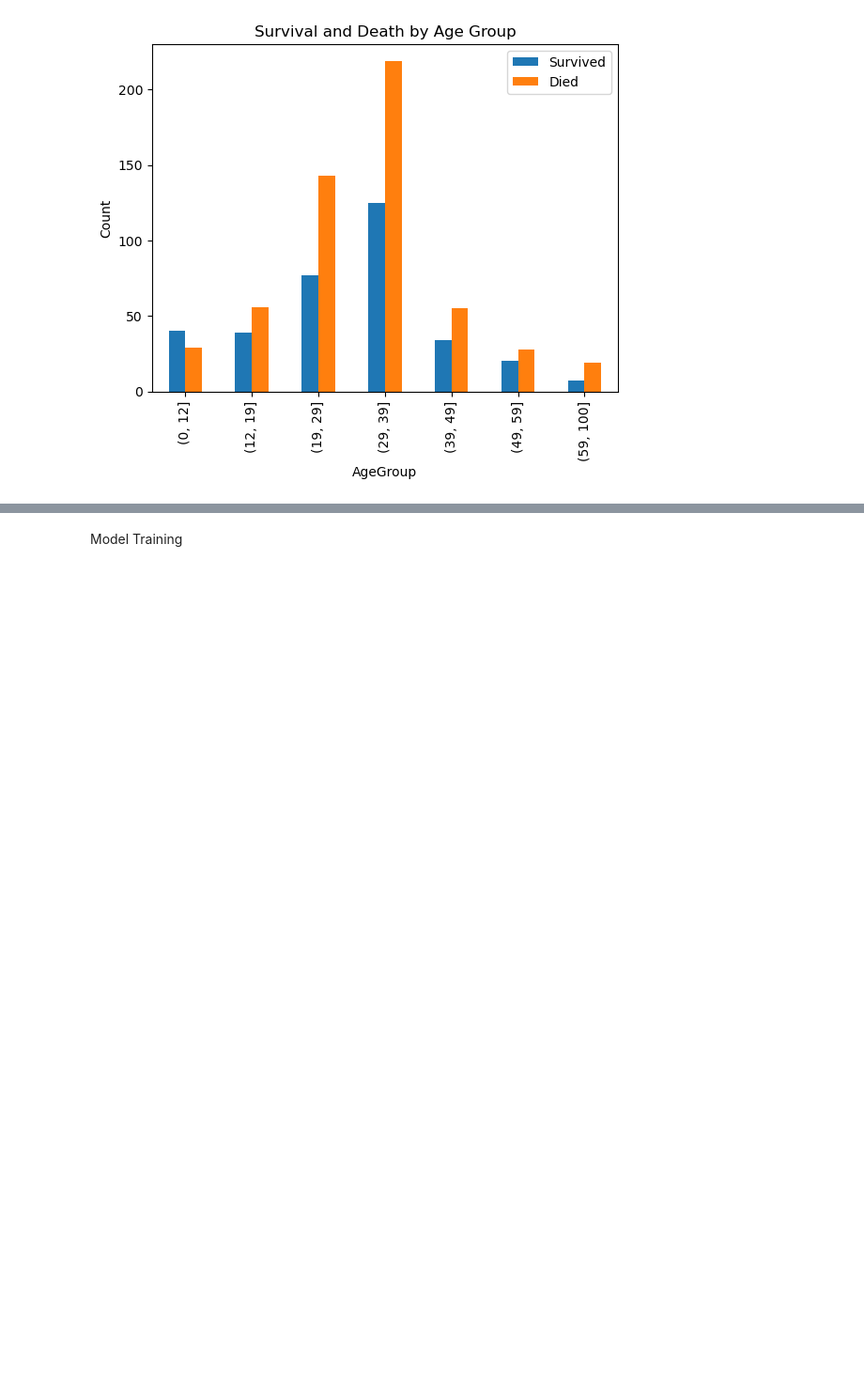
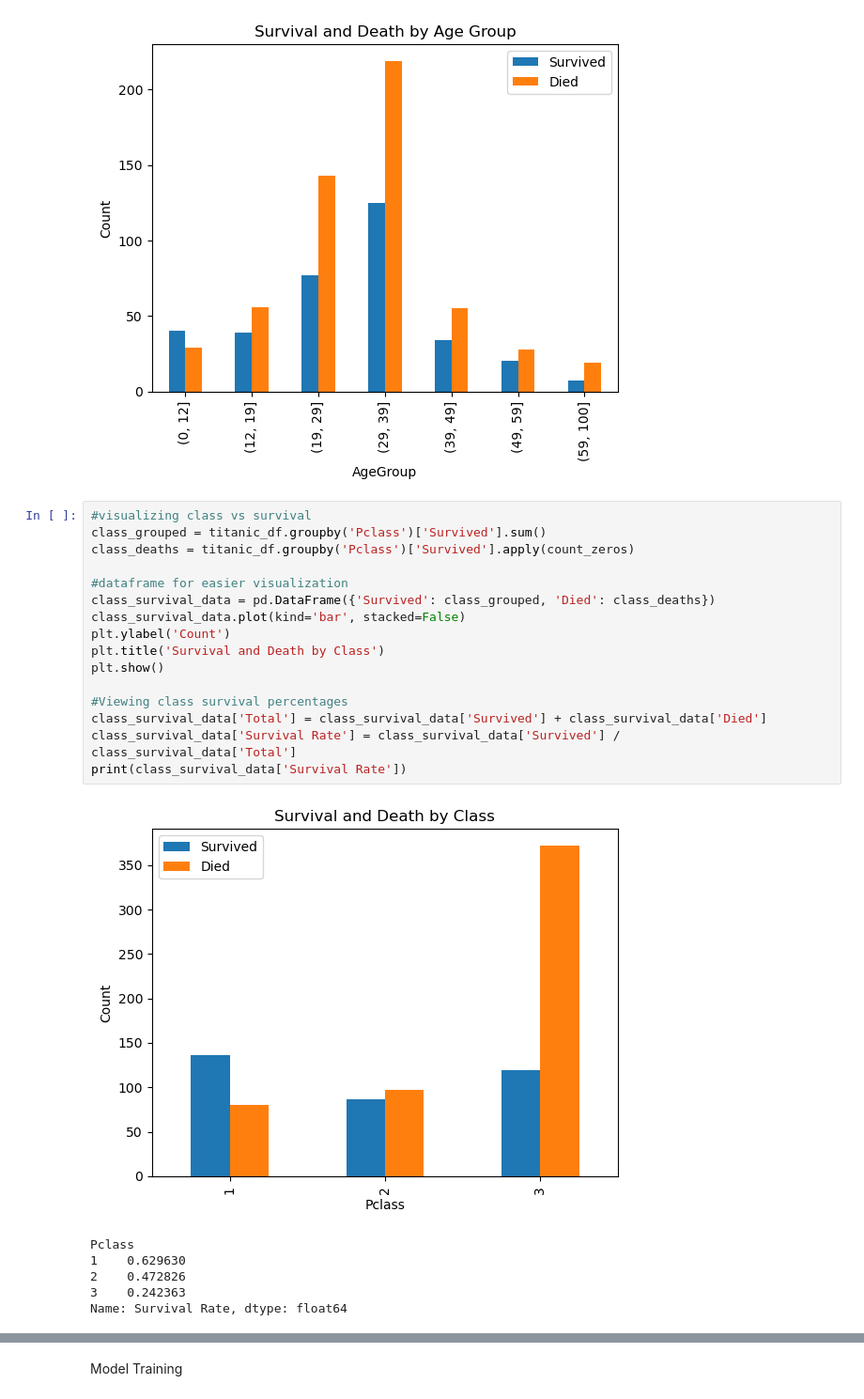
Before and after one commit to kennethcollins138/titanic_model, a Jupyter notebook: survival_rate.ipynb, the cells around one changed output, grey strips where cells are left out. Shown at 94% size. Saved outputs shown, nothing was run; the diff lists cells and outputs as text; blank space fills up the shorter version.

```diff
--- a/survival_rate.ipynb
+++ b/survival_rate.ipynb
@@ -122,3 +124,26 @@ plt.title('Survival and Death by Age Group')
 plt.show()
 # %% [output]
 [figure]
+# %%
+#visualizing class vs survival
+class_grouped = titanic_df.groupby('Pclass')['Survived'].sum()
+class_deaths = titanic_df.groupby('Pclass')['Survived'].apply(count_zeros)
+
+#dataframe for easier visualization
+class_survival_data = pd.DataFrame({'Survived': class_grouped, 'Died': class_deaths})
+class_survival_data.plot(kind='bar', stacked=False)
+plt.ylabel('Count')
+plt.title('Survival and Death by Class')
+plt.show()
+
+#Viewing class survival percentages
+class_survival_data['Total'] = class_survival_data['Survived'] + class_survival_data['Died']
+class_survival_data['Survival Rate'] = class_survival_data['Survived'] / class_survival_data['Total']
+print(class_survival_data['Survival Rate'])
+# %% [output]
+[figure, added]
+Pclass
+1    0.629630
+2    0.472826
+3    0.242363
+Name: Survival Rate, dtype: float64
```
Also changed, not shown: parts of 6 cells of this notebook, 1 other file.
